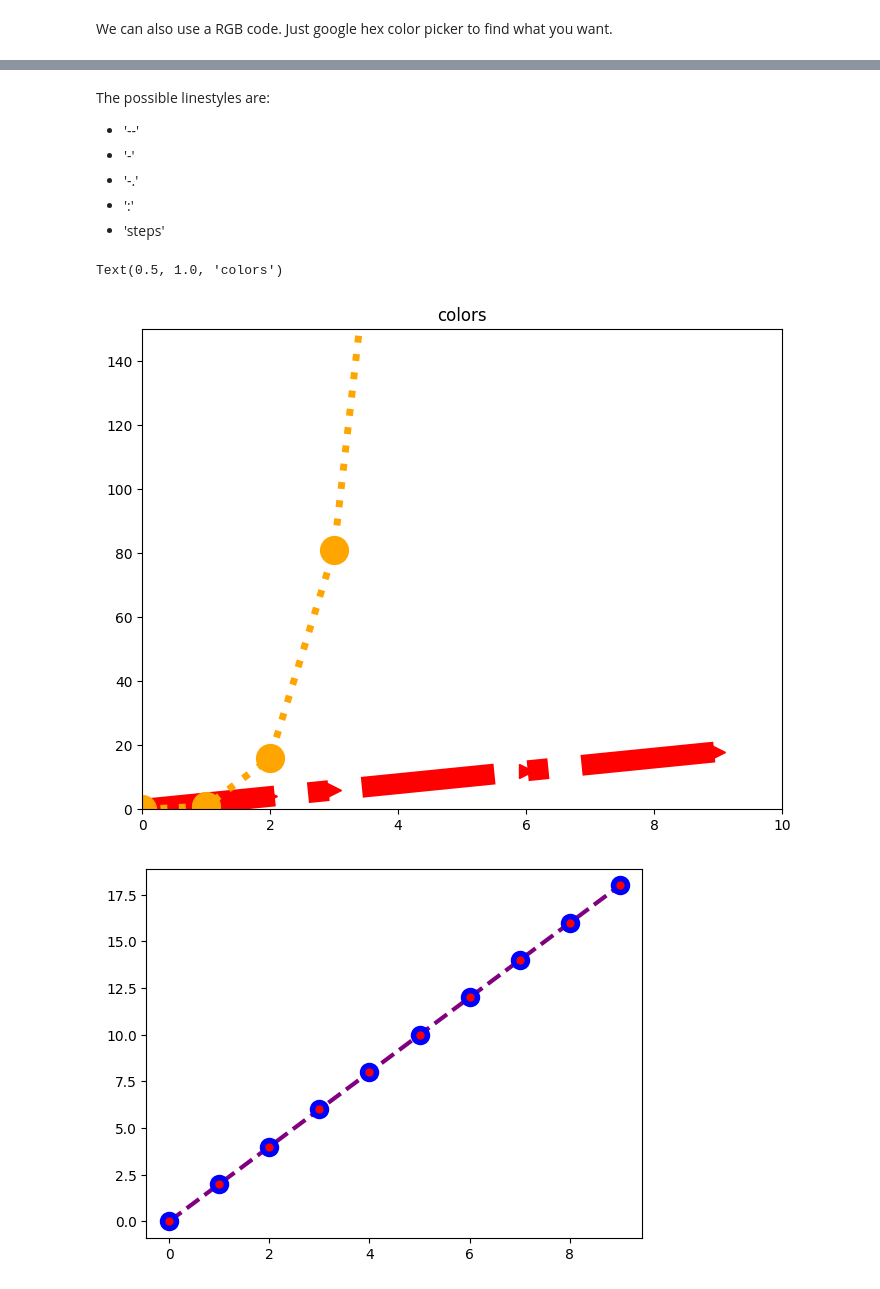
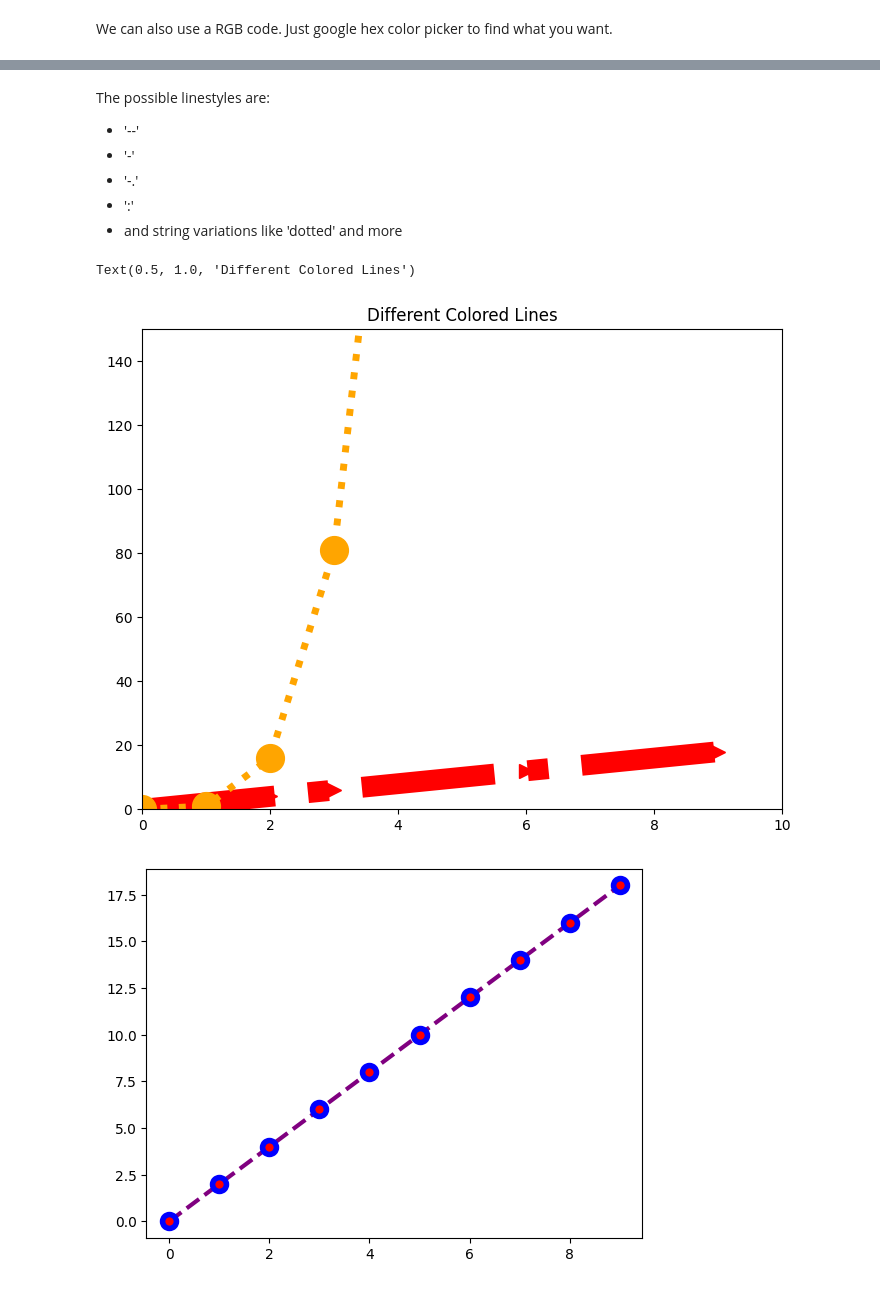
Before and after one commit to ryslipe/master_class, a Jupyter notebook: matplotlib/02_matplotlib_oop.ipynb, the cells around one changed output, grey strips where cells are left out. Cells and saved outputs as stored; diff of their text form; code cells hidden in the pictures.

```diff
--- a/matplotlib/02_matplotlib_oop.ipynb
+++ b/matplotlib/02_matplotlib_oop.ipynb
@@ -429,21 +442,21 @@ The possible linestyles are:
 + '-'
 + '-.'
 + ':'
-+ 'steps'
++ and string variations like 'dotted' and more
 # %%
 # linewidth
 fig = plt.figure()
 ax = fig.add_axes([0, 0, 1, 1])
 ax.set_xlim(0, 10)
 ax.set_ylim(0, 150)
 
-# can do linewidth or lw
+# can do linewidth or lw - marker is for the actual data point ms and markersize are the same thing
 ax.plot(x, y, color = 'red', linewidth = '15', marker = '>', ms = 10.25, ls = '-.')
 ax.plot(a, b, color = 'orange', lw = 5, marker = 'o', markersize = 20, linestyle = 'dotted')
-ax.set_title('colors')
+ax.set_title('Different Colored Lines')
 # %% [output]
-Text(0.5, 1.0, 'colors')
+Text(0.5, 1.0, 'Different Colored Lines')
-[figure, old version]
+[figure, new version]
 # %%
 # we can customize the markers much more
 fig = plt.figure()
```
Also changed, not shown: parts of 16 cells of this notebook, 1 other file.
